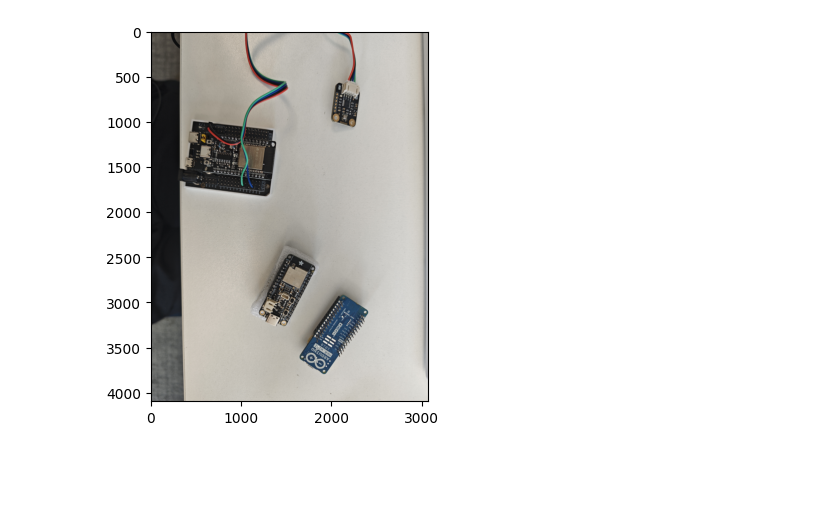
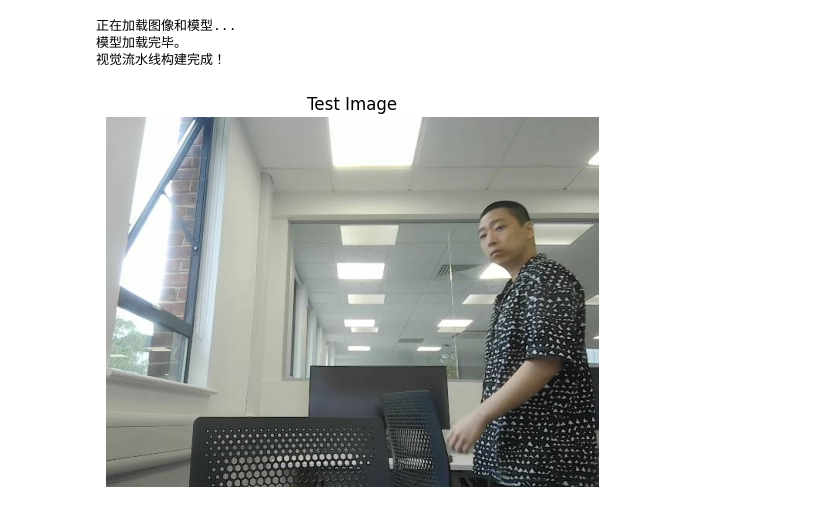
Before and after one commit to Z2nd/DeepSeek-Image-Recognition, a Jupyter notebook: app.ipynb, the cells around one changed output. Cells and saved outputs as stored; diff of their text form; code cells hidden in the pictures; blank space fills up the shorter version.

Commit message:
Applied Pipelined Design Mode

```diff
--- a/app.ipynb
+++ b/app.ipynb
@@ -1,31 +1,56 @@
 # %%
+# 导入必要的库
 import cv2
-import numpy as np
 import json
-import torch
 from ultralytics import YOLO
 import matplotlib.pyplot as plt
 %matplotlib inline
+import sys
 
-# 导入新模块和配置
+# --- 核心改动：导入新的模块化文件和配置文件 ---
 from backend import config
-from backend.vision import models as vision_models
-from backend.vision import detection as vision_detection
-from backend.vision import features as vision_features
-from backend.llm import formatting as llm_formatting
-from backend.llm import interaction as llm_interaction
+from backend.vision.models import load_secondary_model
+from backend.vision.pipelines import VisionPipeline
+from backend.vision.analyzers import GroupingAnalyzer, ColorAnalyzer, SecondaryClassifierAnalyzer
+from backend.llm.formatting import format_detections_as_json_for_llm
+from backend.llm.interaction import answer_question_with_deepseek
 
-# 使用config中的路径
-image_path = 'backend/data/e-test.jpg'
+# --- 1. 从 config.py 加载配置 ---
+image_path = config.IMAGE_PATH # 您可以切换到 data/bus.jpg 进行测试
 yolo_model_path = config.YOLO_MODEL_PATH
 
-# 加载图像和模型
+# --- 2. 加载图像和模型 ---
+print("正在加载图像和模型...")
 image_bgr = cv2.imread(image_path)
+if image_bgr is None:
+    raise FileNotFoundError(f"未在 {image_path} 找到图像")
+
 yolo_model = YOLO(yolo_model_path)
-secondary_model = vision_models.load_secondary_model(config.SECONDARY_MODEL_TYPE, num_classes=4)
+secondary_model = load_secondary_model(config.SECONDARY_MODEL_TYPE, num_classes=4) # 示例类别数
+print("模型加载完毕。")
 
+# --- 3. 构建视觉分析流水线 ---
+# 定义您想在此次运行中使用的分析器列表
+# 您可以轻松地添加、删除或重排这里的分析器
+analyzers = [
+    GroupingAnalyzer(),
+    ColorAnalyzer(),
+    SecondaryClassifierAnalyzer(secondary_model),
+    # MotionAnalyzer() # 如果是视频或连续帧，可以添加运动分析器
+]
+
+# 创建流水线实例
+pipeline = VisionPipeline(yolo_model, analyzers)
+print("视觉流水线构建完成！")
+
+# 显示测试图像
 plt.imshow(cv2.cvtColor(image_bgr, cv2.COLOR_BGR2RGB))
+plt.title('Test Image')
+plt.axis('off')
 plt.show()
 # %% [output]
+正在加载图像和模型...
+模型加载完毕。
+视觉流水线构建完成！
-[figure, old version]
+[figure, new version]
 # %%
```
Also changed, not shown: parts of 3 cells of this notebook, 11 other files.
